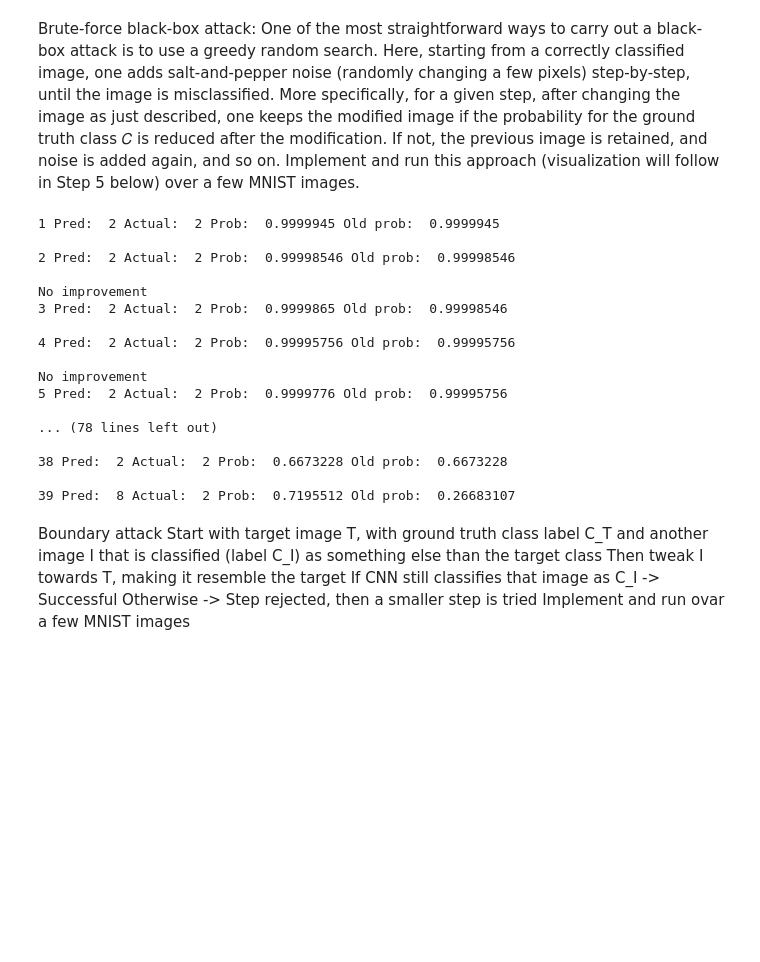
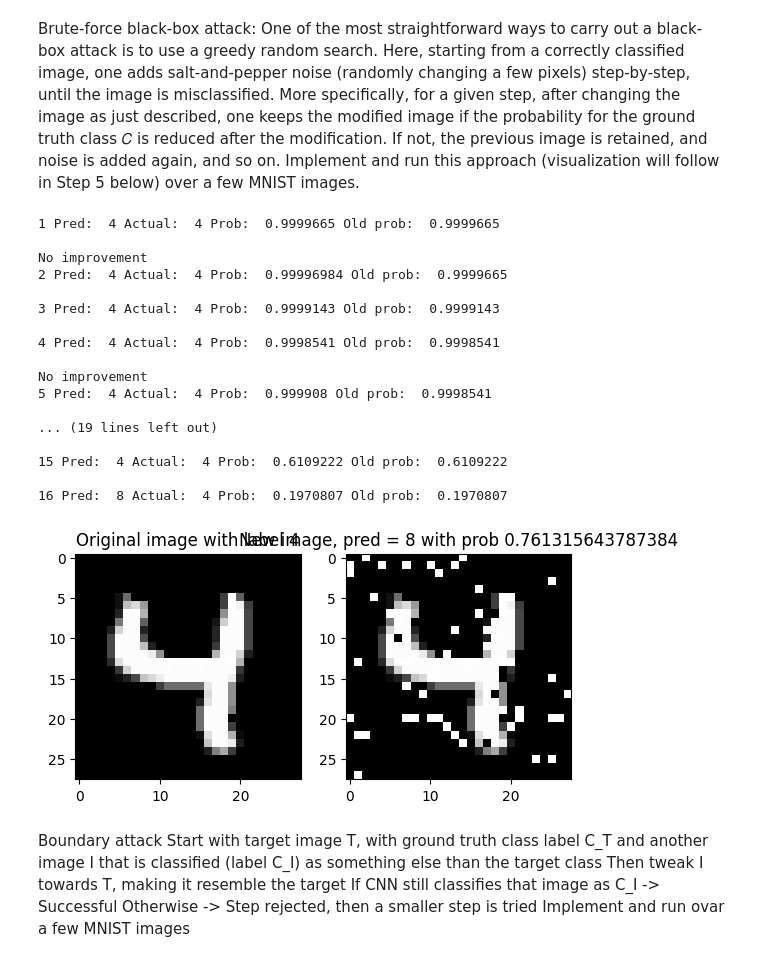
Before and after one commit to CleosCleopatra/Comp-AI, a Jupyter notebook: Assignment4.ipynb, the cells around one changed output. Drawn from its saved outputs; the diff is of its cells as text; code cells hidden in the pictures; blank space fills up the shorter version.

Commit message:
Ass4 and 5 and data

```diff
--- a/Assignment4.ipynb
+++ b/Assignment4.ipynb
@@ -58,9 +58,9 @@ model = models.Sequential([
 ])
 
 model.compile(optimizer = "adam", loss = "sparse_categorical_crossentropy", metrics = ["accuracy"]) #Is the loss and metrics correct?
-fitted = model.fit(x_train, y_train, epochs = 5, batch_size = 64, validation_data = (x_val, y_val))
+fitted = model.fit(x_train_extra, y_train, epochs = 5, batch_size = 64, validation_data = (x_val_extra, y_val))
 
-test_loss, test_acc = model.evaluate(x_test, y_test)
+test_loss, test_acc = model.evaluate(x_test_extra, y_test)
 print("Test accuracy: ", test_acc)
 # %% [output]
 Epoch 1/5
@@ -108,7 +108,7 @@ while pred!= actual:
 # %%
 n  = 10
 
-x_old = x_test_extra[picked_index].copy()
+x_original = x_test_extra[picked_index].copy()
 
 def predict(model, image):
     probabilities = model(image, training = False).numpy()[0]
@@ -124,7 +124,7 @@ max_step = 500
 
 pred_new = pred
 
-
+x_old = x_original.copy()
 while pred_new == actual and step < max_step:
 
     H, W = x_old.shape[0], x_old.shape[1]   # 28, 28
@@ -132,43 +132,60 @@ while pred_new == actual and step < max_step:
     y_coords = [random.randint(0, H-1) for _ in range(n)]
 
 
     salt_pepper = [random.randint(0, 1) for _ in range(n)]
 
 
     x_new = x_old.copy()
 
     for i in range(n):
         x_new[y_coords[i], x_coords[i], 0] = salt_pepper[i]
 
     pred, probs = predict(model, x_new[None, ...])
 
     if probs[actual] < old_prob:
         old_prob = probs[actual]
         x_old = x_new.copy()
         pred_new = pred
     else:
         print("No improvement")
 
     step += 1
-    print(step, "Pred: ", pred, "Actual: ", actual, "Prob: ", probs[pred], "Old prob: ", old_prob, "\n")
+    print(step, "Pred: ", pred, "Actual: ", actual, "Prob: ", probs[actual], "Old prob: ", old_prob, "\n")
+
+final_image = x_old
+starting_image = x_original
+final_predicted_class = pred_new
+final_probability = probs[final_predicted_class]
+
+plt.figure()
+plt.subplot(1,2,1)
+plt.imshow(x_original[..., 0], cmap = "gray")
+plt.title(f"Original image with label {actual}")
+
+plt.subplot(1,2,2)
+plt.imshow(x_old[..., 0], cmap = "gray")
+plt.title(f"New image, pred = {final_predicted_class} with prob {final_probability}")
+
+plt.show()
 # %% [output]
-1 Pred:  2 Actual:  2 Prob:  0.9999945 Old prob:  0.9999945
-
-2 Pred:  2 Actual:  2 Prob:  0.99998546 Old prob:  0.99998546
+1 Pred:  4 Actual:  4 Prob:  0.9999665 Old prob:  0.9999665
 
 No improvement
-3 Pred:  2 Actual:  2 Prob:  0.9999865 Old prob:  0.99998546
+2 Pred:  4 Actual:  4 Prob:  0.99996984 Old prob:  0.9999665
 
-4 Pred:  2 Actual:  2 Prob:  0.99995756 Old prob:  0.99995756
+3 Pred:  4 Actual:  4 Prob:  0.9999143 Old prob:  0.9999143
+
+4 Pred:  4 Actual:  4 Prob:  0.9998541 Old prob:  0.9998541
 
 No improvement
-5 Pred:  2 Actual:  2 Prob:  0.9999776 Old prob:  0.99995756
+5 Pred:  4 Actual:  4 Prob:  0.999908 Old prob:  0.9998541
 
-... (78 lines left out)
+... (19 lines left out)
 
-38 Pred:  2 Actual:  2 Prob:  0.6673228 Old prob:  0.6673228
+15 Pred:  4 Actual:  4 Prob:  0.6109222 Old prob:  0.6109222
 
-39 Pred:  8 Actual:  2 Prob:  0.7195512 Old prob:  0.26683107
+16 Pred:  8 Actual:  4 Prob:  0.1970807 Old prob:  0.1970807
+[figure, added]
 # %% [markdown]
 Boundary attack
 Start with target image T, with ground truth class label C_T and another image I that is classified (label C_I) as something else than the target class
```
Also changed, not shown: parts of 5 cells of this notebook, 4 other files.
